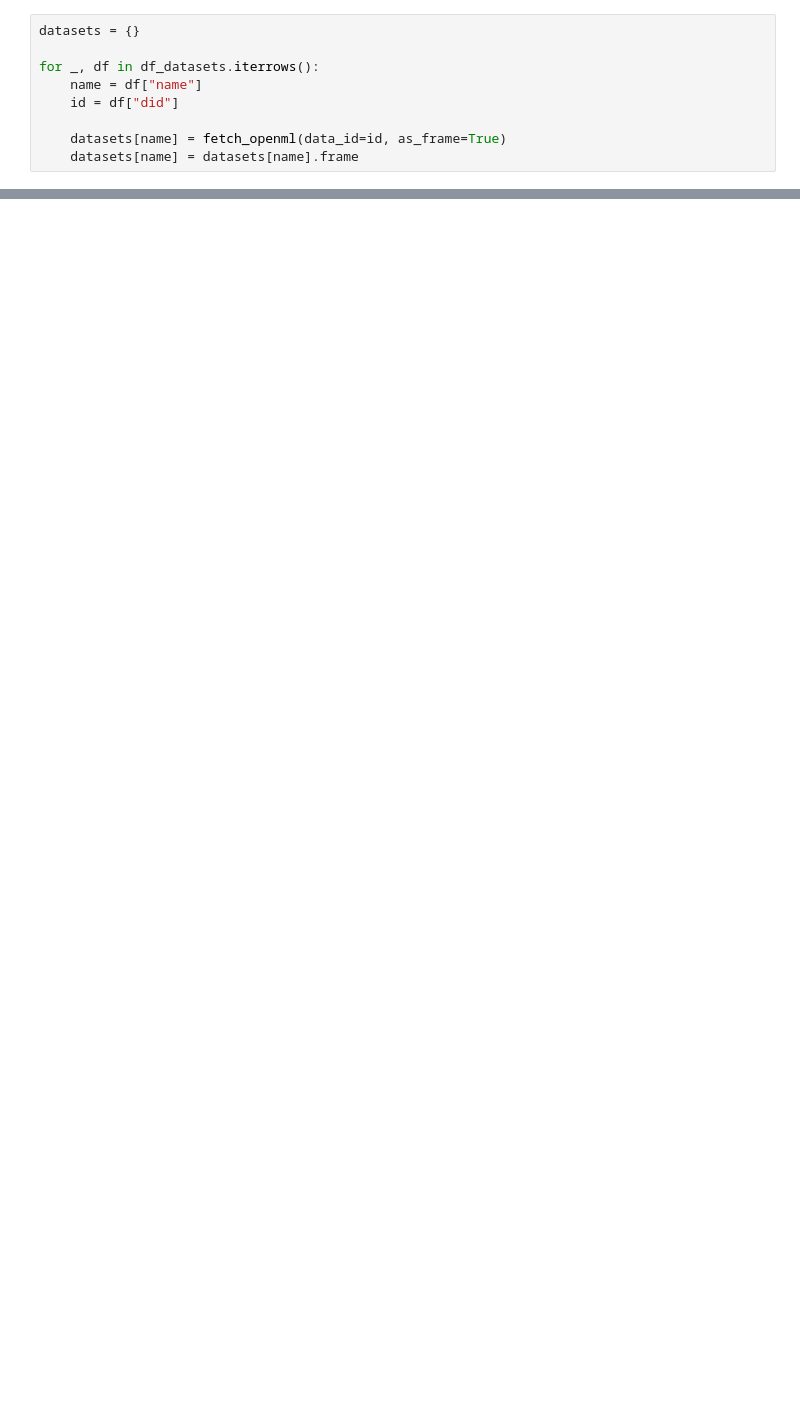
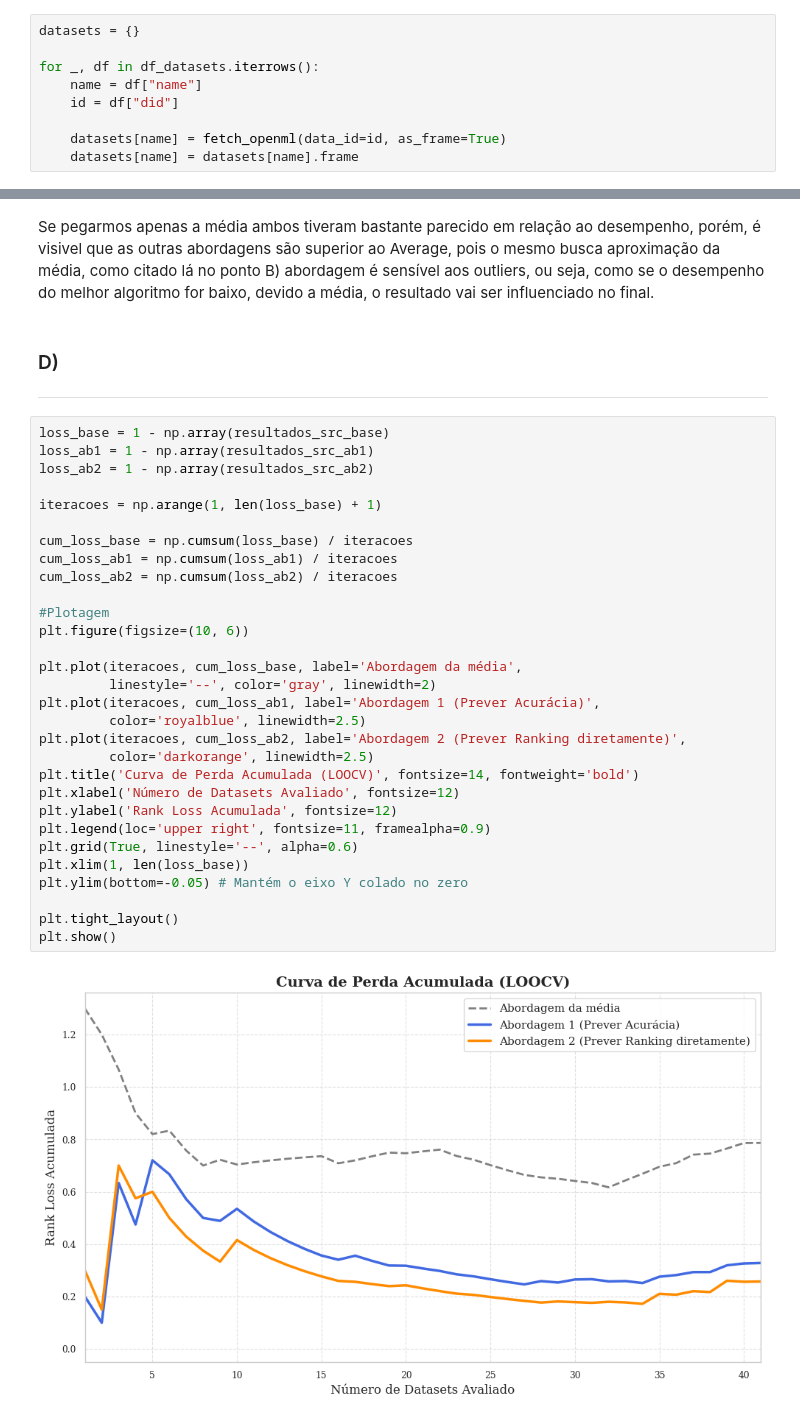
Before and after one commit to mestrevh/cc-meta-aprendizagem-2026.1, a Jupyter notebook: Exemplo 3/Example3.ipynb, the cells around one changed output, grey strips where cells are left out. Drawn from its saved outputs; the diff is of its cells as text; blank space fills up the shorter version.

```diff
--- a/Exemplo 3/Example3.ipynb
+++ b/Exemplo 3/Example3.ipynb
@@ -895,0 +1348,37 @@ for name, data in datasets.items():
+# %% [markdown]
+Se pegarmos apenas a média ambos tiveram bastante parecido em relação ao desempenho, porém, é visivel que as outras abordagens são superior ao Average, pois o mesmo busca aproximação da média, como citado lá no ponto B) abordagem é sensível aos outliers, ou seja, como se o desempenho do melhor algoritmo for baixo, devido a média, o resultado vai ser influenciado no final.
+# %% [markdown]
+### D)
+---
+# %%
+loss_base = 1 - np.array(resultados_src_base)
+loss_ab1 = 1 - np.array(resultados_src_ab1)
+loss_ab2 = 1 - np.array(resultados_src_ab2)
+
+iteracoes = np.arange(1, len(loss_base) + 1)
+
+cum_loss_base = np.cumsum(loss_base) / iteracoes
+cum_loss_ab1 = np.cumsum(loss_ab1) / iteracoes
+cum_loss_ab2 = np.cumsum(loss_ab2) / iteracoes
+
+#Plotagem
+plt.figure(figsize=(10, 6))
+
+plt.plot(iteracoes, cum_loss_base, label='Abordagem da média',
+         linestyle='--', color='gray', linewidth=2)
+plt.plot(iteracoes, cum_loss_ab1, label='Abordagem 1 (Prever Acurácia)',
+         color='royalblue', linewidth=2.5)
+plt.plot(iteracoes, cum_loss_ab2, label='Abordagem 2 (Prever Ranking diretamente)',
+         color='darkorange', linewidth=2.5)
+plt.title('Curva de Perda Acumulada (LOOCV)', fontsize=14, fontweight='bold')
+plt.xlabel('Número de Datasets Avaliado', fontsize=12)
+plt.ylabel('Rank Loss Acumulada', fontsize=12)
+plt.legend(loc='upper right', fontsize=11, framealpha=0.9)
+plt.grid(True, linestyle='--', alpha=0.6)
+plt.xlim(1, len(loss_base))
+plt.ylim(bottom=-0.05) # Mantém o eixo Y colado no zero
+
+plt.tight_layout()
+plt.show()
+# %% [output]
+[figure, added]
```
Also changed, not shown: parts of 35 cells of this notebook, 2 other files.
